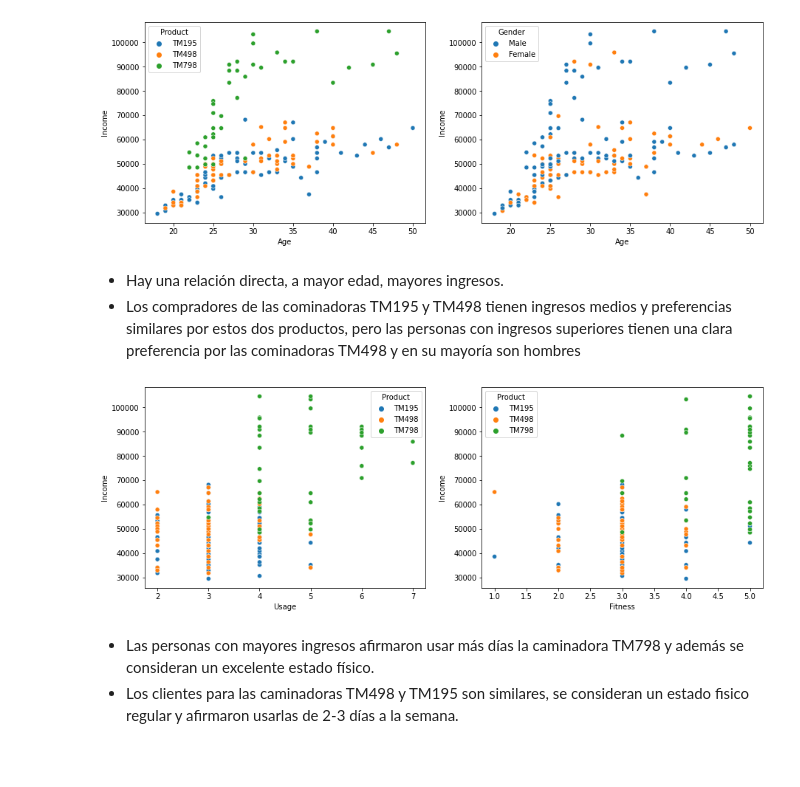
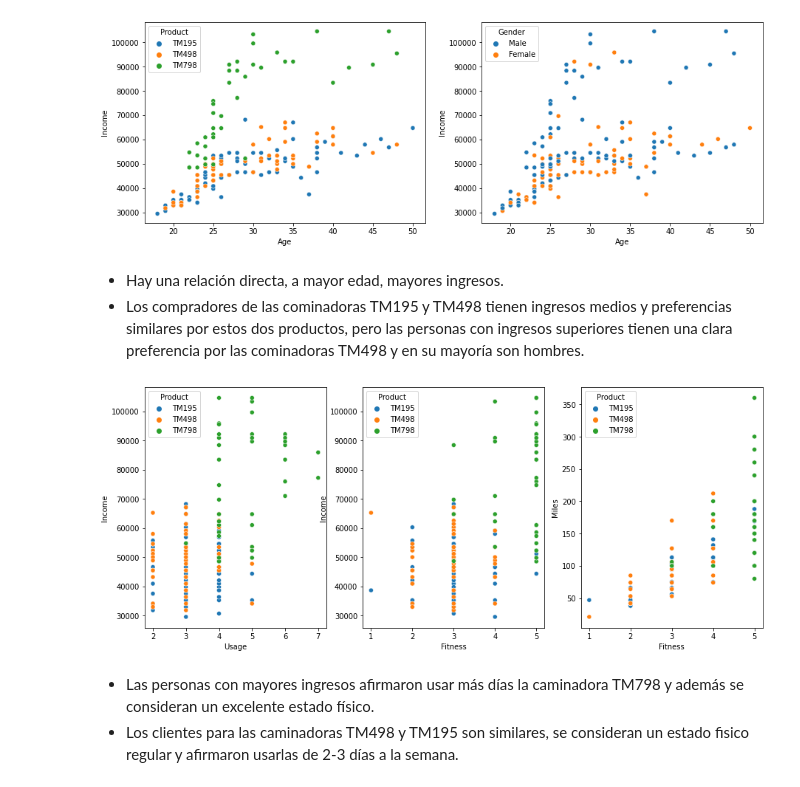
Before and after one commit to brincon/Pima-Indians-Diabetes-Database, a Jupyter notebook: CardioGoodnessFit/dataCardio.ipynb, the cells around one changed output. Saved outputs shown, nothing was run; the diff lists cells and outputs as text; code cells hidden in the pictures; blank space fills up the shorter version.

```diff
--- a/CardioGoodnessFit/dataCardio.ipynb
+++ b/CardioGoodnessFit/dataCardio.ipynb
@@ -219,17 +240,20 @@ plt.show()
 [figure]
 # %% [markdown]
 - Hay una relación directa, a mayor edad, mayores ingresos.
-- Los compradores de las cominadoras TM195 y TM498 tienen ingresos medios y preferencias similares por estos dos productos, pero las personas con ingresos superiores tienen una clara preferencia por las cominadoras TM498 y en su mayoría son hombres
+- Los compradores de las cominadoras TM195 y TM498 tienen ingresos medios y preferencias similares por estos dos productos, pero las personas con ingresos superiores tienen una clara preferencia por las cominadoras TM498 y en su mayoría son hombres.
 # %%
-fig = plt.subplots(nrows=1, ncols=2, figsize=(15,5))
-plt.subplot(1,2,1)
-sns.scatterplot(x='Usage', y='Income', hue="Product" ,data=data)
+fig = plt.subplots(nrows=1, ncols=3, figsize=(15,6))
+plt.subplot(1,3,1)
+sns.scatterplot(x='Usage', y='Income', hue="Product", data=data)
 
-plt.subplot(1,2,2)
-sns.scatterplot(x='Fitness', y='Income', hue="Product" ,data=data)
+plt.subplot(1,3,2)
+sns.scatterplot(x='Fitness', y='Income', hue="Product", data=data)
+
+plt.subplot(1,3,3)
+sns.scatterplot(x='Fitness', y='Miles', hue="Product", data=data)
 plt.show()
 # %% [output]
-[figure, old version]
+[figure, new version]
 # %% [markdown]
 - Las personas con mayores ingresos afirmaron usar más días la caminadora TM798 y además se consideran un excelente estado físico.
 - Los clientes para las caminadoras TM498 y TM195 son similares, se consideran un estado fisico regular y afirmaron usarlas de 2-3 días a la semana.
```
Also changed, not shown: parts of 19 cells of this notebook, 1 other file.
